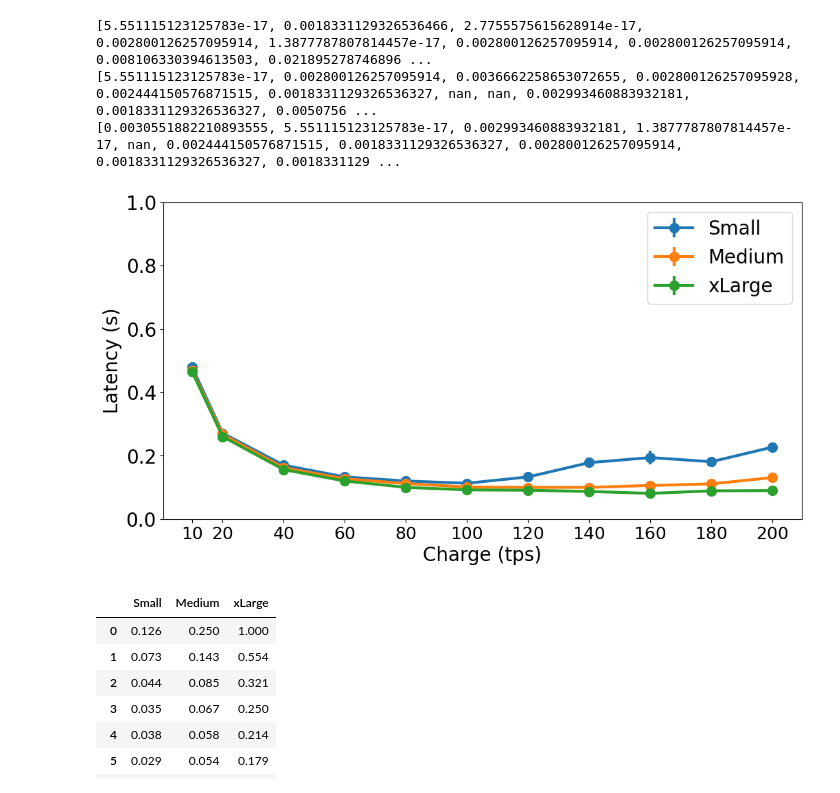
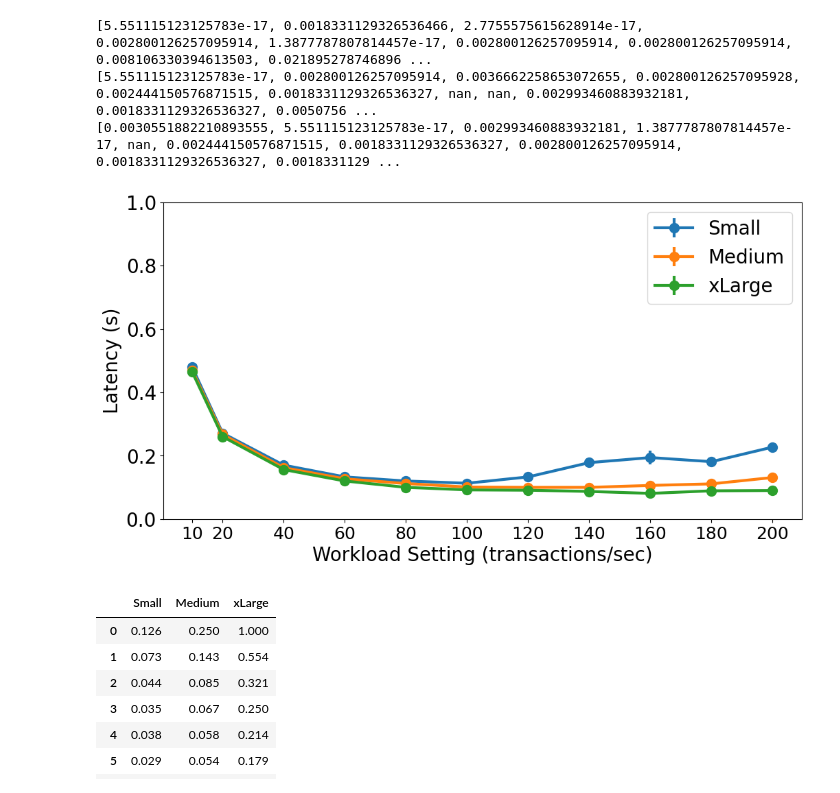
Before and after one commit to LABPAAD/blockchain_performance, a Jupyter notebook: Hyperledger Fabric/gráficos/sinais.ipynb, the cells around one changed output. Drawn from its saved outputs; the diff is of its cells as text; code cells hidden in the pictures.

```diff
--- a/Hyperledger Fabric/gráficos/sinais.ipynb
+++ b/Hyperledger Fabric/gráficos/sinais.ipynb
@@ -154,27 +154,27 @@ print(erroMedia(caliperL,'AvgLatency(s)'))
 # %%
 x = [10, 20, 40, 60,80, 100, 120,140, 160,180, 200]
 
 
 # fig = plt.figure()
 # plt.subplots(figsize =(15,8))
 fig,ax = plt.subplots(figsize =(12,6))
-plt.xlabel('Charge (tps)', fontsize=20)
+plt.xlabel('Workload Setting (transactions/sec)', fontsize=20)
 plt.ylabel('Latency (s)',size=20)
 
 plt.errorbar(x, latS, yerr=erroMedia(caliperS,'AvgLatency(s)'),marker='.',label='Small', linewidth=3, markersize=20)
 
 plt.errorbar(x, latM, yerr=erroMedia(caliperM,'AvgLatency(s)'),marker='.',label='Medium', linewidth=3, markersize=20)
 
 plt.errorbar(x, latL, yerr=erroMedia(caliperL,'AvgLatency(s)'),marker='.',label='xLarge', linewidth=3, markersize=20)
 
 plt.xticks(x, fontsize=18)
 
 ax.set_ylim(0, 1)
 
 plt.legend()
 plt.savefig('graph_latency_error_HyperLd_'+tipo+'.pdf')
 # %% [output]
-[figure, old version]
+[figure, new version]
 # %%
 obj = {'Small': [0.126, 0.073,	0.044,	0.035,	0.038, 0.029, 0.033, 0.044, 0.060, 0.073,	0.173],
        'Medium':[0.250, 0.143,	0.085,	0.067,	0.058,	0.054,	0.049,	0.049,	0.054,	0.054,	0.058],
```
Also changed, not shown: parts of 5 cells of this notebook, 14 other files.
